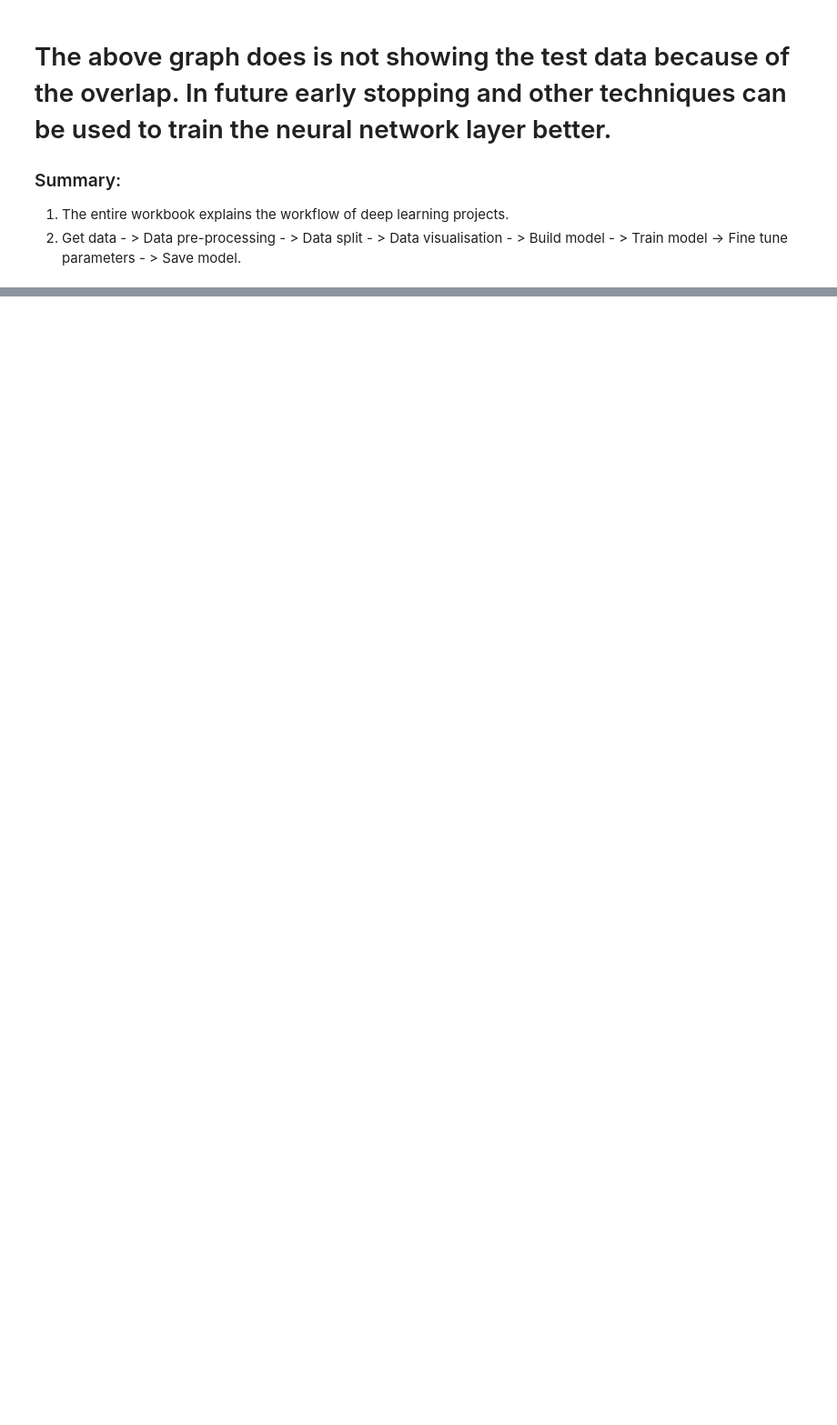
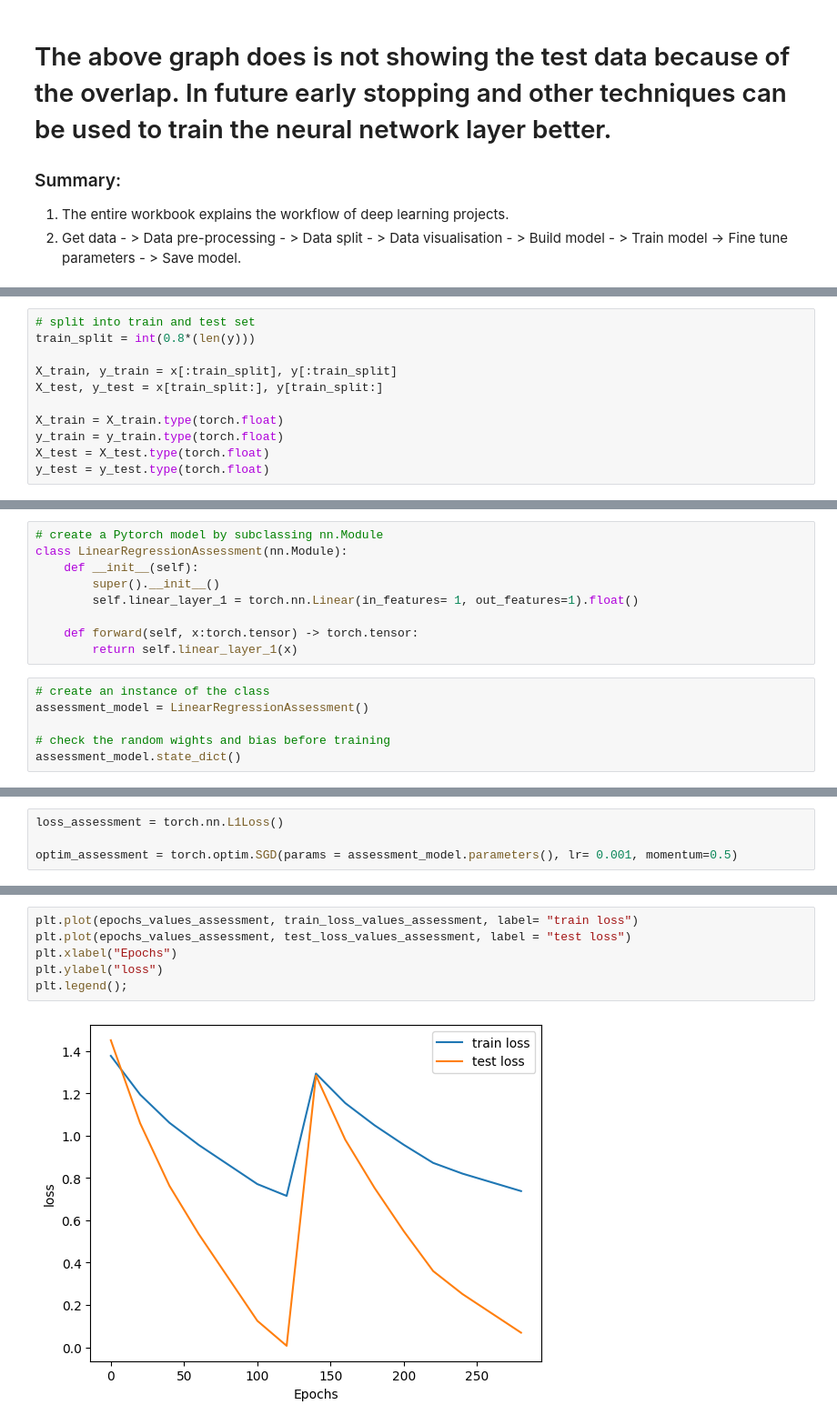
Before and after one commit to pusapatiakhilraju/Pytorch-Neural-Net-Classification, a Jupyter notebook: Pytorch Workflow.ipynb, the cells around one changed output, grey strips where cells are left out. Shown: that part at 91% size. Cells and saved outputs as stored; diff of their text form; blank space fills up the shorter version.

Commit message:
Executed and Saved Pytorch workflow Assessment

```diff
--- a/Pytorch Workflow.ipynb
+++ b/Pytorch Workflow.ipynb
@@ -388,0 +421,11 @@ plot_predictions(predictions=predictions_2)
+# %%
+# split into train and test set
+train_split = int(0.8*(len(y)))
+
+X_train, y_train = x[:train_split], y[:train_split]
+X_test, y_test = x[train_split:], y[train_split:]
+
+X_train = X_train.type(torch.float)
+y_train = y_train.type(torch.float)
+X_test = X_test.type(torch.float)
+y_test = y_test.type(torch.float)
@@ -388,0 +444,15 @@ plot_predictions(predictions=predictions_2)
+# %%
+# create a Pytorch model by subclassing nn.Module
+class LinearRegressionAssessment(nn.Module):
+    def __init__(self):
+        super().__init__()
+        self.linear_layer_1 = torch.nn.Linear(in_features= 1, out_features=1).float()
+
+    def forward(self, x:torch.tensor) -> torch.tensor:
+        return self.linear_layer_1(x)
+# %%
+# create an instance of the class
+assessment_model = LinearRegressionAssessment()
+
+# check the random wights and bias before training
+assessment_model.state_dict()
@@ -388,0 +462,4 @@ plot_predictions(predictions=predictions_2)
+# %%
+loss_assessment = torch.nn.L1Loss()
+
+optim_assessment = torch.optim.SGD(params = assessment_model.parameters(), lr= 0.001, momentum=0.5)
@@ -388,0 +527,8 @@ plot_predictions(predictions=predictions_2)
+# %%
+plt.plot(epochs_values_assessment, train_loss_values_assessment, label= "train loss")
+plt.plot(epochs_values_assessment, test_loss_values_assessment, label = "test loss")
+plt.xlabel("Epochs")
+plt.ylabel("loss")
+plt.legend();
+# %% [output]
+[figure, added]
```
Also changed, not shown: parts of 11 cells of this notebook, 1 other file.
